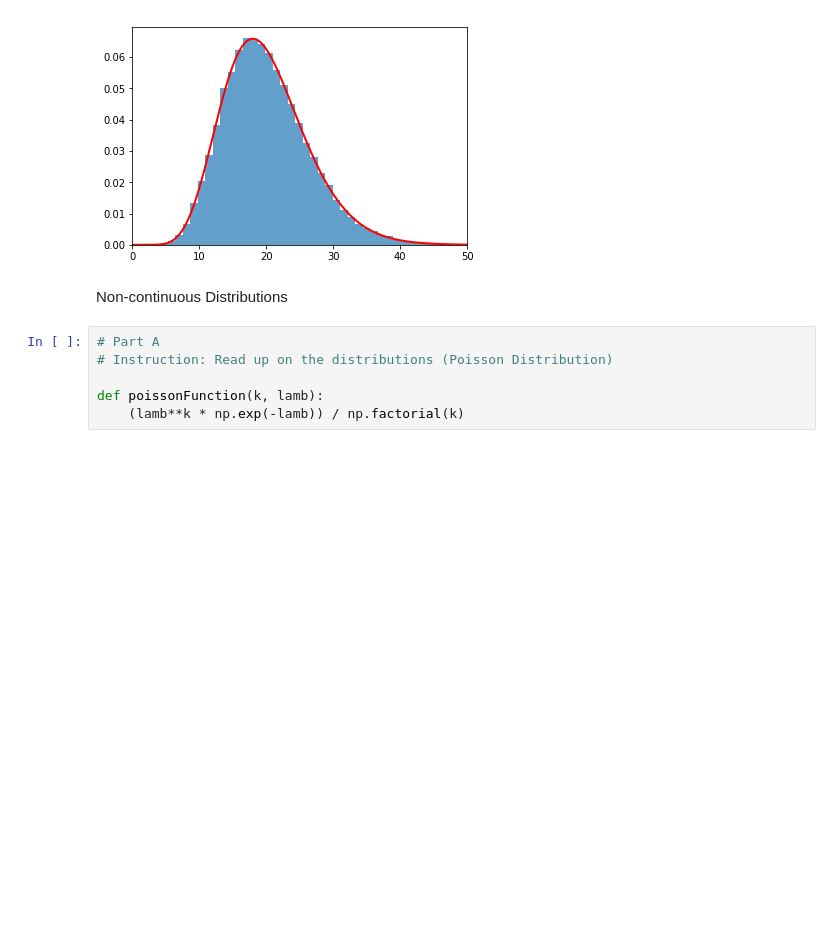
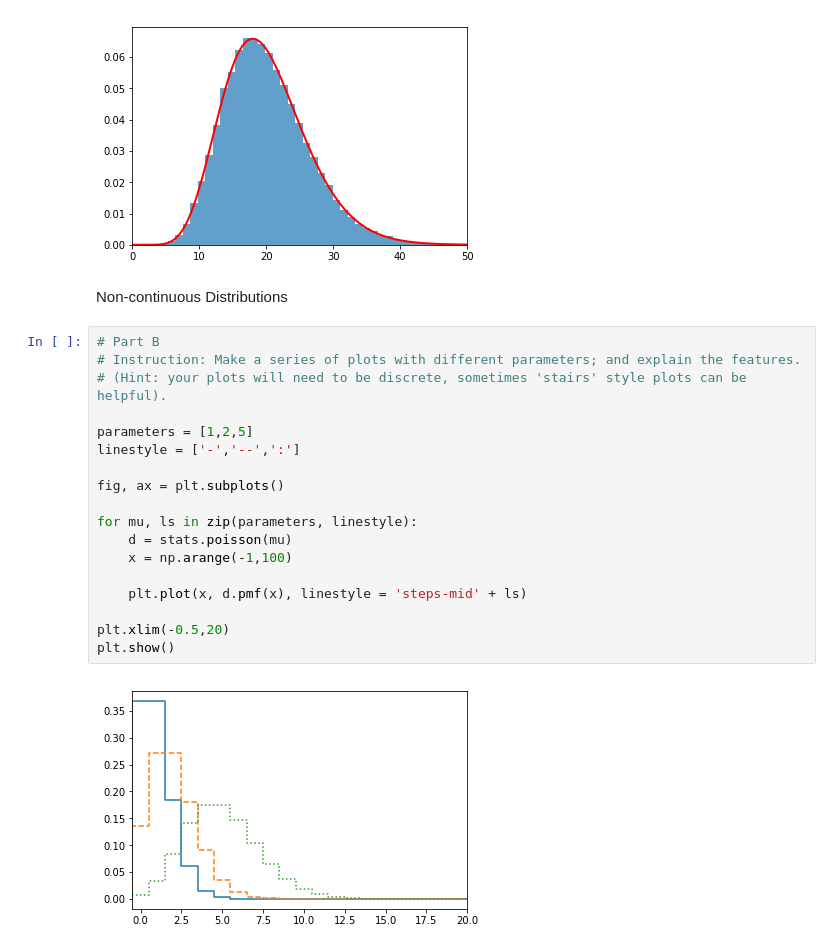
Before and after one commit to weianlai/phys434, a Jupyter notebook: Lab #1.ipynb, the cells around one changed output. Saved outputs shown, nothing was run; the diff lists cells and outputs as text; blank space fills up the shorter version.

```diff
--- a/Lab #1.ipynb
+++ b/Lab #1.ipynb
@@ -98,9 +98,23 @@ plt.show()
 [figure]
 # %% [markdown]
 Non-continuous Distributions
-# %%
-# Part A
-# Instruction: Read up on the distributions (Poisson Distribution)
-
-def poissonFunction(k, lamb):
-    (lamb**k * np.exp(-lamb)) / np.factorial(k)
+# %%
+# Part B
+# Instruction: Make a series of plots with different parameters; and explain the features.
+# (Hint: your plots will need to be discrete, sometimes 'stairs' style plots can be helpful).
+
+parameters = [1,2,5]
+linestyle = ['-','--',':']
+
+fig, ax = plt.subplots()
+
+for mu, ls in zip(parameters, linestyle):
+    d = stats.poisson(mu)
+    x = np.arange(-1,100)
+
+    plt.plot(x, d.pmf(x), linestyle = 'steps-mid' + ls)
+
+plt.xlim(-0.5,20)
+plt.show()
+# %% [output]
+[figure, added]
```
